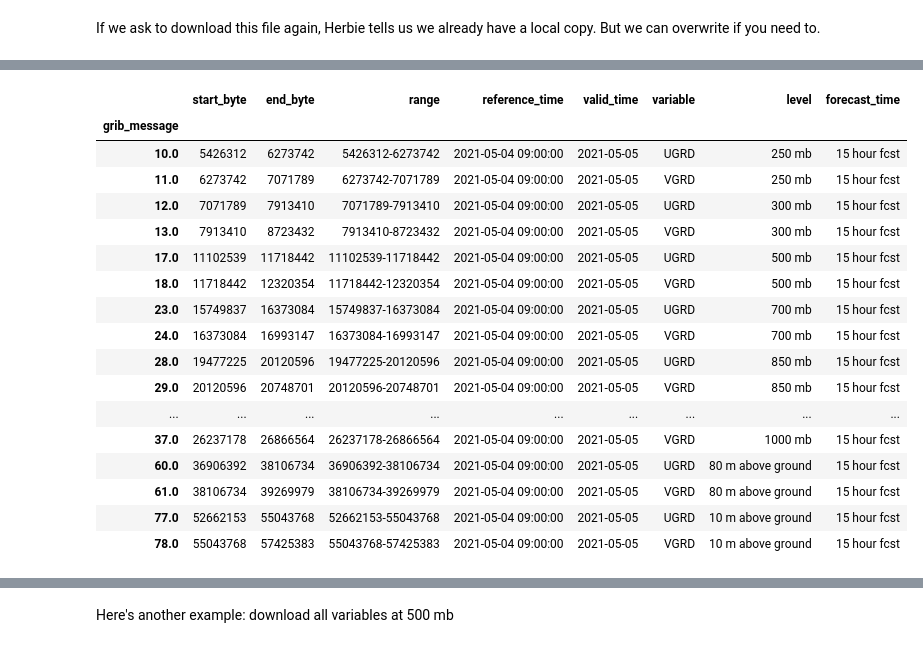
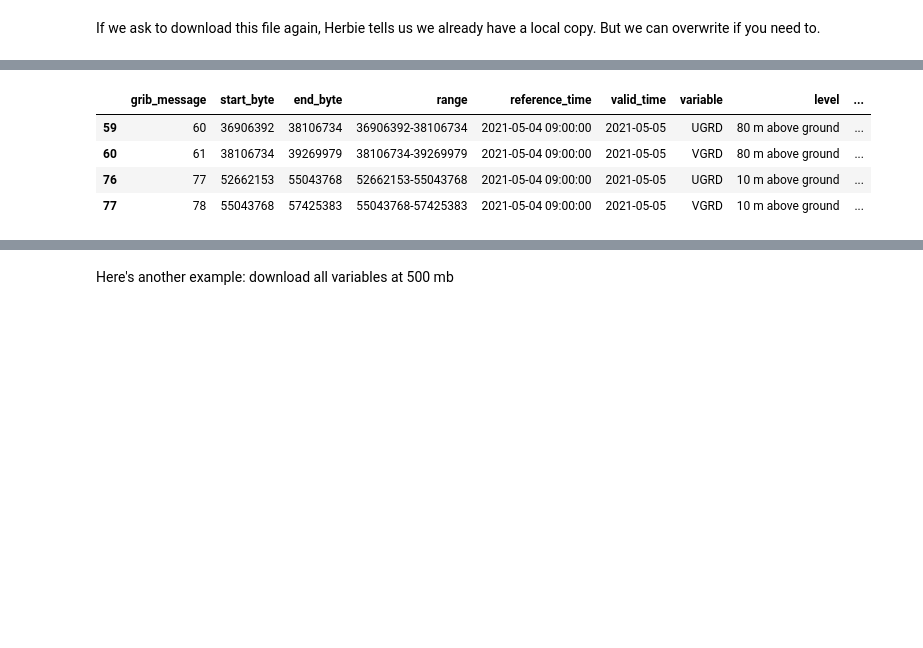
Before and after one commit to amotl/herbie-without-docs, a Jupyter notebook: docs/user_guide/notebooks/tutorial.ipynb, the cells around one changed output, grey strips where cells are left out. Drawn from its saved outputs; the diff is of its cells as text; code cells hidden in the pictures; blank space fills up the shorter version.

```diff
--- a/docs/user_guide/notebooks/tutorial.ipynb
+++ b/docs/user_guide/notebooks/tutorial.ipynb
@@ -188,25 +210,12 @@ H.read_idx()
 # %%
 # See what messages will be downloaded by a search string.
-H.read_idx('(U|V)GRD')
+H.read_idx('(?:U|V)GRD:(?:10|80) m')
 # %% [output]
-|  | start_byte | end_byte | range | reference_time | valid_time | variable | level | forecast_time |
-| grib_message |  |  |  |  |  |  |  |  |
-| 10.0 | 5426312 | 6273742 | 5426312-6273742 | 2021-05-04 09:00:00 | 2021-05-05 | UGRD | 250 mb | 15 hour fcst |
-| 11.0 | 6273742 | 7071789 | 6273742-7071789 | 2021-05-04 09:00:00 | 2021-05-05 | VGRD | 250 mb | 15 hour fcst |
-| 12.0 | 7071789 | 7913410 | 7071789-7913410 | 2021-05-04 09:00:00 | 2021-05-05 | UGRD | 300 mb | 15 hour fcst |
-| 13.0 | 7913410 | 8723432 | 7913410-8723432 | 2021-05-04 09:00:00 | 2021-05-05 | VGRD | 300 mb | 15 hour fcst |
-| 17.0 | 11102539 | 11718442 | 11102539-11718442 | 2021-05-04 09:00:00 | 2021-05-05 | UGRD | 500 mb | 15 hour fcst |
-| 18.0 | 11718442 | 12320354 | 11718442-12320354 | 2021-05-04 09:00:00 | 2021-05-05 | VGRD | 500 mb | 15 hour fcst |
-| 23.0 | 15749837 | 16373084 | 15749837-16373084 | 2021-05-04 09:00:00 | 2021-05-05 | UGRD | 700 mb | 15 hour fcst |
-| 24.0 | 16373084 | 16993147 | 16373084-16993147 | 2021-05-04 09:00:00 | 2021-05-05 | VGRD | 700 mb | 15 hour fcst |
-| 28.0 | 19477225 | 20120596 | 19477225-20120596 | 2021-05-04 09:00:00 | 2021-05-05 | UGRD | 850 mb | 15 hour fcst |
-| 29.0 | 20120596 | 20748701 | 20120596-20748701 | 2021-05-04 09:00:00 | 2021-05-05 | VGRD | 850 mb | 15 hour fcst |
-| ... | ... | ... | ... | ... | ... | ... | ... | ... |
-| 37.0 | 26237178 | 26866564 | 26237178-26866564 | 2021-05-04 09:00:00 | 2021-05-05 | VGRD | 1000 mb | 15 hour fcst |
-| 60.0 | 36906392 | 38106734 | 36906392-38106734 | 2021-05-04 09:00:00 | 2021-05-05 | UGRD | 80 m above ground | 15 hour fcst |
-| 61.0 | 38106734 | 39269979 | 38106734-39269979 | 2021-05-04 09:00:00 | 2021-05-05 | VGRD | 80 m above ground | 15 hour fcst |
-| 77.0 | 52662153 | 55043768 | 52662153-55043768 | 2021-05-04 09:00:00 | 2021-05-05 | UGRD | 10 m above ground | 15 hour fcst |
-| 78.0 | 55043768 | 57425383 | 55043768-57425383 | 2021-05-04 09:00:00 | 2021-05-05 | VGRD | 10 m above ground | 15 hour fcst |
+|  | grib_message | start_byte | end_byte | range | reference_time | valid_time | variable | level | ... |
+| 59 | 60 | 36906392 | 38106734 | 36906392-38106734 | 2021-05-04 09:00:00 | 2021-05-05 | UGRD | 80 m above ground | ... |
+| 60 | 61 | 38106734 | 39269979 | 38106734-39269979 | 2021-05-04 09:00:00 | 2021-05-05 | VGRD | 80 m above ground | ... |
+| 76 | 77 | 52662153 | 55043768 | 52662153-55043768 | 2021-05-04 09:00:00 | 2021-05-05 | UGRD | 10 m above ground | ... |
+| 77 | 78 | 55043768 | 57425383 | 55043768-57425383 | 2021-05-04 09:00:00 | 2021-05-05 | VGRD | 10 m above ground | ... |
 # %%
 # See what messages will be downloaded by a search string.
 H.read_idx('(U|V)GRD:[8|5][0|5]0 mb')
```
Also changed, not shown: parts of 51 cells of this notebook, 1 other file.
